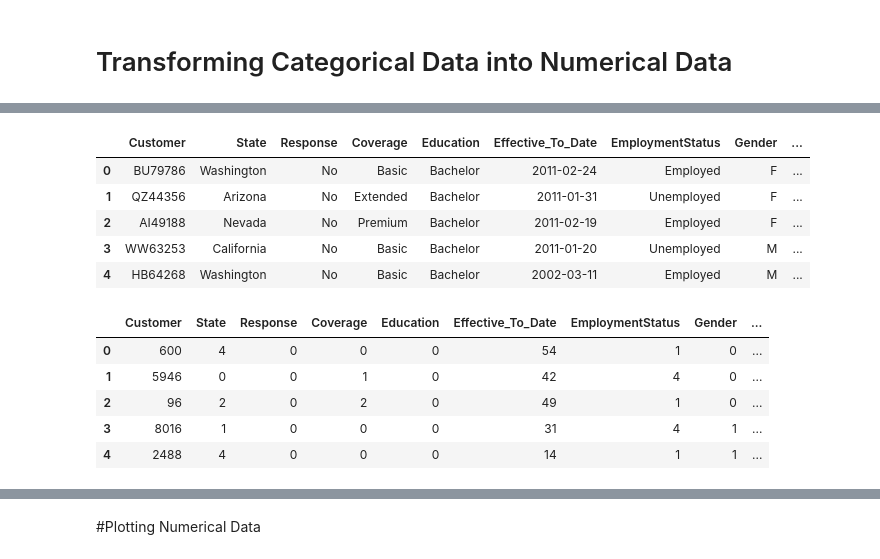
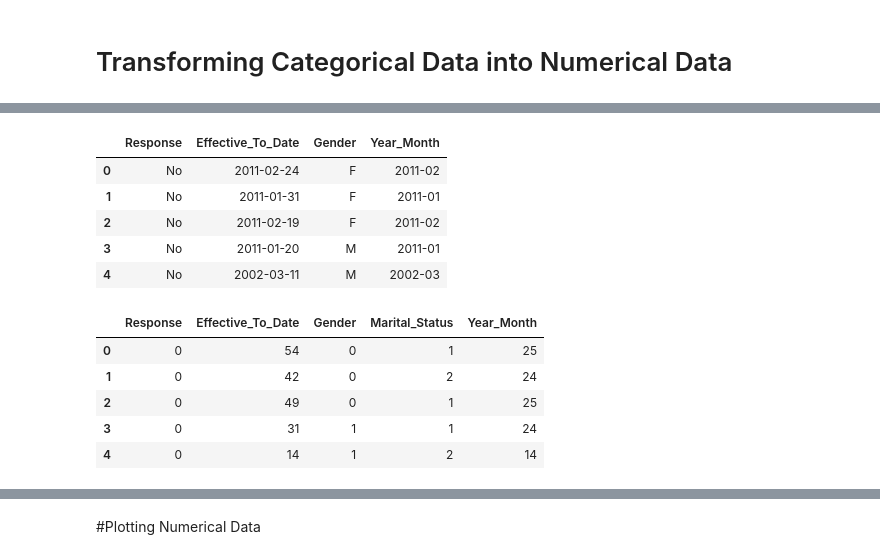
Before and after one commit to mecan80/DS_projects, a Jupyter notebook: Insurance_Cust_Segmentation.ipynb, the cells around one changed output, grey strips where cells are left out. Saved outputs shown, nothing was run; the diff lists cells and outputs as text; code cells hidden in the pictures.

```diff
--- a/Insurance_Cust_Segmentation.ipynb
+++ b/Insurance_Cust_Segmentation.ipynb
@@ -215,7 +215,9 @@ insurance_df.head()
 # Transforming Categorical Data into Numerical Data
 # %%
 insurance_num = insurance_df[['Customer_Lifetime_Value', 'Income', 'Monthly_Premium_Auto', 'Months_Since_Last_Claim', 'Months_Since_Policy_Inception', 'Number_of_Open_Complaints', 'Number_of_Policies', 'Total_Claim_Amount']]
-insurance_cat = insurance_df[['Customer', 'State', 'Response', 'Coverage', 'Education', 'Effective_To_Date', 'EmploymentStatus', 'Gender', 'Location_Code', 'Marital_Status', 'Policy_Type', 'Policy', 'Renew_Offer_Type', 'Sales_Channel', 'Vehicle_Class', 'Vehicle_Size', 'Year_Month']]
+insurance_cat_oth = insurance_df[['Response', 'Effective_To_Date', 'Gender', 'Marital_Status', 'Year_Month']]
+insurance_cat_nom = insurance_df[['State', 'EmploymentStatus', 'Location_Code', 'Policy_Type', 'Policy', 'Renew_Offer_Type', 'Sales_Channel', 'Vehicle_Class']]
+insurance_cat_ord = insurance_df[['Coverage', 'Education', 'Vehicle_Size']]
 # %%
 insurance_num.head()
 # %% [output]
@@ -226,23 +228,23 @@ insurance_num.head()
 | 3 | 7646 | 0 | 106 | 18 | 65 | ... |
 | 4 | 2814 | 43836 | 73 | 12 | 44 | ... |
 # %%
-insurance_cat.head()
+insurance_cat_oth.head()
 # %% [output]
-|  | Customer | State | Response | Coverage | Education | Effective_To_Date | EmploymentStatus | Gender | ... |
-| 0 | BU79786 | Washington | No | Basic | Bachelor | 2011-02-24 | Employed | F | ... |
-| 1 | QZ44356 | Arizona | No | Extended | Bachelor | 2011-01-31 | Unemployed | F | ... |
-| 2 | AI49188 | Nevada | No | Premium | Bachelor | 2011-02-19 | Employed | F | ... |
-| 3 | WW63253 | California | No | Basic | Bachelor | 2011-01-20 | Unemployed | M | ... |
-| 4 | HB64268 | Washington | No | Basic | Bachelor | 2002-03-11 | Employed | M | ... |
+|  | Response | Effective_To_Date | Gender | Year_Month |
+| 0 | No | 2011-02-24 | F | 2011-02 |
+| 1 | No | 2011-01-31 | F | 2011-01 |
+| 2 | No | 2011-02-19 | F | 2011-02 |
+| 3 | No | 2011-01-20 | M | 2011-01 |
+| 4 | No | 2002-03-11 | M | 2002-03 |
 # %%
-#Transforming Categorical Data
+#Transforming Other Categorical Data
 le = LabelEncoder()
-insurance_cat = insurance_cat.apply(le.fit_transform)
-insurance_cat.head()
+insurance_cat_oth = insurance_cat_oth.apply(le.fit_transform)
+insurance_cat_oth.head()
 # %% [output]
-|  | Customer | State | Response | Coverage | Education | Effective_To_Date | EmploymentStatus | Gender | ... |
-| 0 | 600 | 4 | 0 | 0 | 0 | 54 | 1 | 0 | ... |
-| 1 | 5946 | 0 | 0 | 1 | 0 | 42 | 4 | 0 | ... |
-| 2 | 96 | 2 | 0 | 2 | 0 | 49 | 1 | 0 | ... |
-| 3 | 8016 | 1 | 0 | 0 | 0 | 31 | 4 | 1 | ... |
-| 4 | 2488 | 4 | 0 | 0 | 0 | 14 | 1 | 1 | ... |
+|  | Response | Effective_To_Date | Gender | Marital_Status | Year_Month |
+| 0 | 0 | 54 | 0 | 1 | 25 |
+| 1 | 0 | 42 | 0 | 2 | 24 |
+| 2 | 0 | 49 | 0 | 1 | 25 |
+| 3 | 0 | 31 | 1 | 1 | 24 |
+| 4 | 0 | 14 | 1 | 2 | 14 |
```
Also changed, not shown: parts of 86 cells of this notebook.
